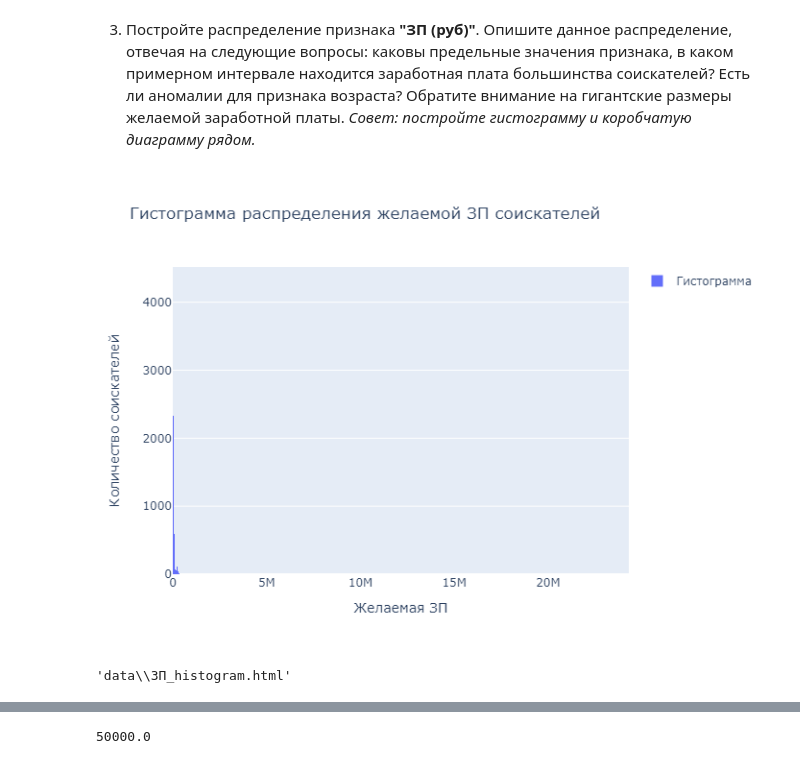
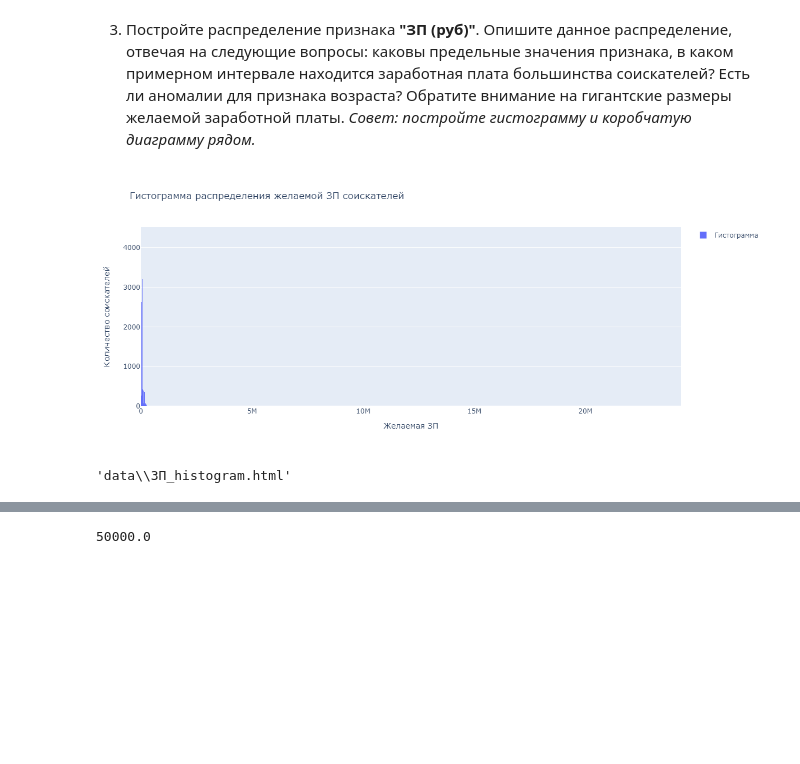
Before and after one commit to Melan777/MY_DataSciense, a Jupyter notebook: PROJECT_1/Project_1.ipynb, the cells around one changed output, grey strips where cells are left out. Saved outputs shown, nothing was run; the diff lists cells and outputs as text; code cells hidden in the pictures; blank space fills up the shorter version.

```diff
--- a/PROJECT_1/Project_1.ipynb
+++ b/PROJECT_1/Project_1.ipynb
@@ -752,34 +752,36 @@ hist = go.Histogram(x=data3)
 # Создание подзаголовков для гистограммы
 layout_hist = go.Layout(
     title='Гистограмма распределения желаемой ЗП соискателей',
     yaxis=dict(title='Количество соискателей'),
     xaxis=dict(title='Желаемая ЗП'),
+    width=1200,
     showlegend=True
 )
 # Создание фигуры, содержащей гистограмму
 fig_hist = go.Figure(data=hist, layout=layout_hist)
 # Переименование трассы
 fig_hist.update_traces(name='Гистограмма')
 
 # Подготовка данных для построения Коробч. диаграммы при помощи библиотеки Plotly
 # Создание коробчатой диаграммы
 box = go.Box(x=data3)
 # Создание подзаголовков для коробчатой диаграммы
 layout_box = go.Layout(
     title='Коробчатая диаграмма распределения желаемой ЗП соискателей',
     yaxis=dict(title=''),
     xaxis=dict(title='Желаемая ЗП'),
+    width=1200,
     showlegend=True
 )
 # Создание фигуры, содержащей коробчатую диаграмму
 fig_box = go.Figure(data=box, layout=layout_box)
 # Переименование трассы
 fig_box.update_traces(name='Коробч.диагр.')
 
 fig_hist.show('png') # Вывод на экран фигуры, содержащей гистограмму
 pyo.plot(fig_hist, filename='data\ЗП_histogram.html')  # Сохранение в HTML-файл
 # %% [output]
-[figure, old version]
+[figure, new version]
 'data\\ЗП_histogram.html'
 # %%
 fig_box.show('png')  # Вывод на экран фигуры, содержащей коробчатую диаграмму
```
Also changed, not shown: parts of 8 cells of this notebook.
